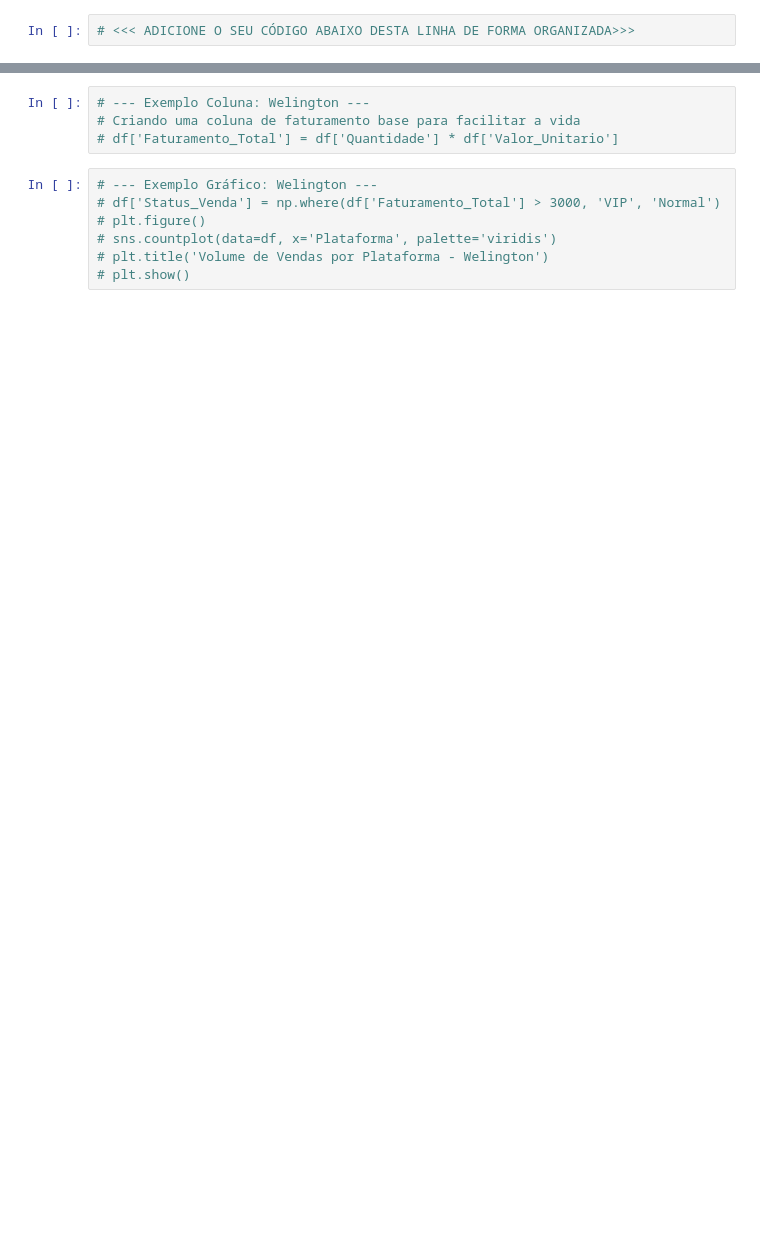
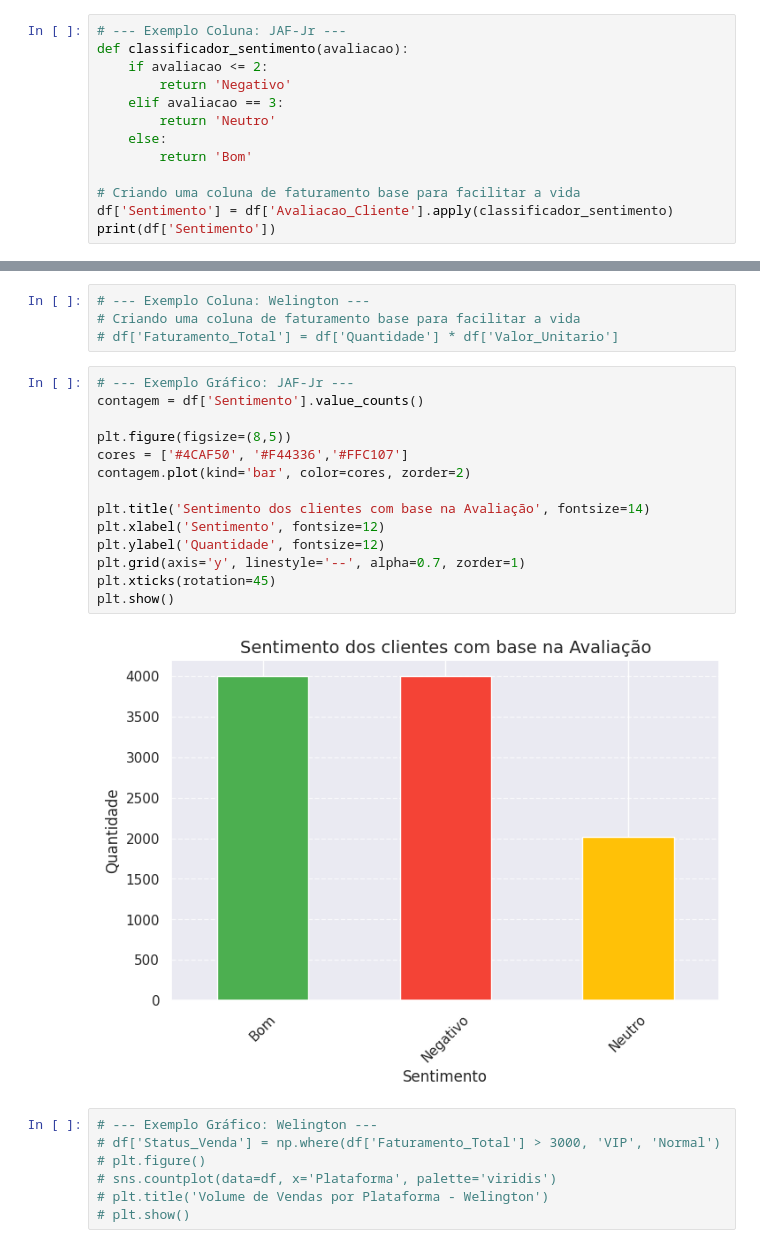
Before and after one commit to Machine-Learning-Visao-Computacional-T1/AtividadeColaborativa, a Jupyter notebook: pipeline_turma.ipynb, the cells around one changed output, grey strips where cells are left out. Drawn from its saved outputs; the diff is of its cells as text; blank space fills up the shorter version.

Commit message:
Análise de sentimento - Novo coluna 'Sentimento'

```diff
--- a/pipeline_turma.ipynb
+++ b/pipeline_turma.ipynb
@@ -85,4 +107,15 @@ memory usage: 429.8 KB
 # 4. Fique a vontade para fazer qualquer modificação
 # ==============================================================================
 # %%
-# <<< ADICIONE O SEU CÓDIGO ABAIXO DESTA LINHA DE FORMA ORGANIZADA>>>
+# --- Exemplo Coluna: JAF-Jr ---
+def classificador_sentimento(avaliacao):
+    if avaliacao <= 2:
+        return 'Negativo'
+    elif avaliacao == 3:
+        return 'Neutro'
+    else:
+        return 'Bom'
+
+# Criando uma coluna de faturamento base para facilitar a vida
+df['Sentimento'] = df['Avaliacao_Cliente'].apply(classificador_sentimento)
+print(df['Sentimento'])
@@ -90,6 +136,22 @@ memory usage: 429.8 KB
 # --- Exemplo Coluna: Welington ---
 # Criando uma coluna de faturamento base para facilitar a vida
 # df['Faturamento_Total'] = df['Quantidade'] * df['Valor_Unitario']
+# %%
+# --- Exemplo Gráfico: JAF-Jr ---
+contagem = df['Sentimento'].value_counts()
+
+plt.figure(figsize=(8,5))
+cores = ['#4CAF50', '#F44336','#FFC107']
+contagem.plot(kind='bar', color=cores, zorder=2)
+
+plt.title('Sentimento dos clientes com base na Avaliação', fontsize=14)
+plt.xlabel('Sentimento', fontsize=12)
+plt.ylabel('Quantidade', fontsize=12)
+plt.grid(axis='y', linestyle='--', alpha=0.7, zorder=1)
+plt.xticks(rotation=45)
+plt.show()
+# %% [output]
+[figure, added]
 # %%
 # --- Exemplo Gráfico: Welington ---
 # df['Status_Venda'] = np.where(df['Faturamento_Total'] > 3000, 'VIP', 'Normal')
```
Also changed, not shown: parts of 3 cells of this notebook.
